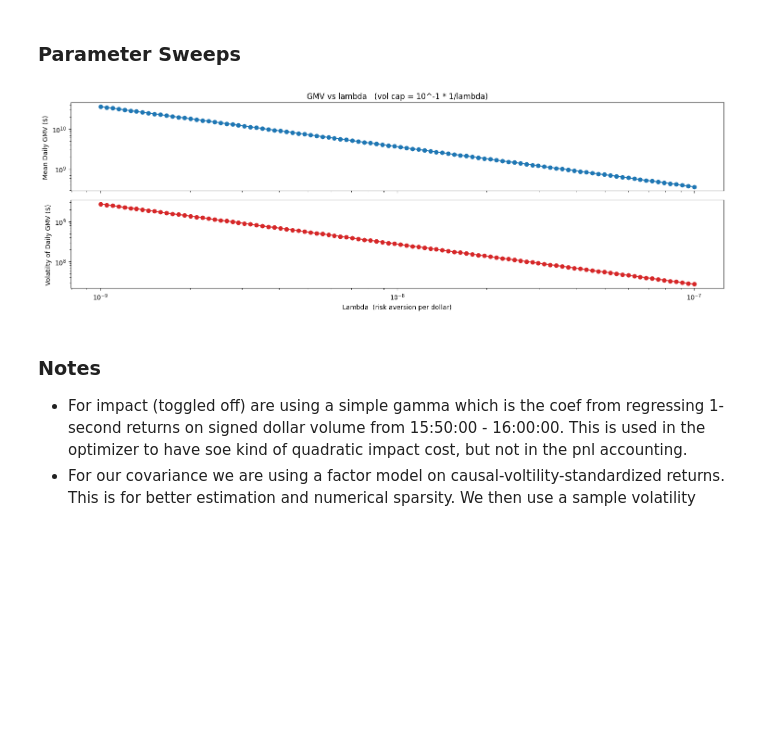
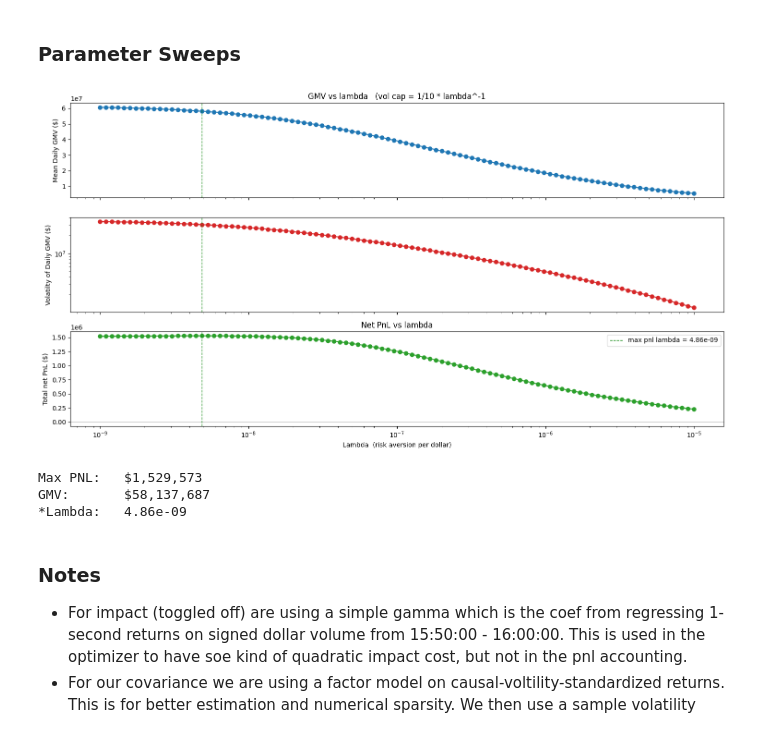
Before and after one commit to MichaelCusackNelkin/Summer_Research_2026, a Jupyter notebook: optimizer/optimal_portfolio.ipynb, the cells around one changed output. Drawn from its saved outputs; the diff is of its cells as text; code cells hidden in the pictures; blank space fills up the shorter version.

Commit message:
added new impact model, new live module.

```diff
--- a/optimizer/optimal_portfolio.ipynb
+++ b/optimizer/optimal_portfolio.ipynb
@@ -30,7 +30,7 @@ print(f"CACHE_DIR: {CACHE_DIR}")
 
 with open("../universe.txt", "r") as f:
     UNIVERSE = [line.strip() for line in f]
-with open("../top_50_universe.txt", "r") as f:
+with open("../top_100_universe.txt", "r") as f:
     ACTIVE_SET = [line.strip() for line in f]
 START = "2025-06-11"
 END = "2026-06-11"
@@ -166,6 +189,7 @@ data = (
     .join(close_trades, on=["date", "symbol"])
     .join(auction, on=["date", "symbol"])
     .join(avg_daily_dollar_volume, on=["date", "symbol"])
+    .join(daily_vol, on=["date", "symbol"])
     .join(recent_return, on=["date", "symbol"])
     .sort(["date", "symbol"])
     .with_columns(
@@ -213,6 +237,6 @@ data = (
     )
 )
 
-test_data = data.filter(pl.col("date").is_between(pl.date(2026,2,1), pl.date(2026,6,11), closed="both"))
+test_data = data.filter(pl.col("date").is_between(pl.date(2026,1,1), pl.date(2026,6,11), closed="both"))
 test_data
 # %% [output]
@@ -337,11 +388,10 @@ L        = np.load("../covariance/loadings_return.npy")          # was loadings.
 EPS_DIAG = np.load("../covariance/idiosyncratic_diag_return.npy") # was idiosyncratic_diag_vec.npy
 SIGMA_F  = np.load("../covariance/factor_cov_matrix.npy")         # unchanged
 SIGMA_R  = np.load("../covariance/cov_matrix_return.npy")         # was cov_matrix.npy
-GAMMA_DIAG  = np.load("../impact/impact_gamma_vec.npy")
-
 
 f_model = ForecastModel(ACTIVE_SET, model=loaded_model, features=features)
 c_model = CostModel(ACTIVE_SET)
+i_model = ImpactModel(ACTIVE_SET)
 # %% [markdown]
 ### Hyperparams and Backtesting
 # %%
@@ -660,8 +720,8 @@ Daily hit rate:     82.2%
 #### Some diagnostics
 # %%
 ANN = 252
-alpha_by_day = {d: a for d, a, _ in day_records}      # dense alpha, ACTIVE_SET order
-cost_by_day = {d: c for d, _, c in day_records}
+alpha_by_day = {d: a for d, a, _, _ in day_records}      # dense alpha, ACTIVE_SET order
+cost_by_day = {d: c for d, _, c, _ in day_records}
 
 exante = []
 for d in sorted(weights):
@@ -672,6 +732,6 @@ for d in sorted(weights):
     exante.append(exp_pnl / np.sqrt(exp_var) if exp_var > 0 else np.nan)
 
 exante = np.array(exante)
-print(f"Mean expected $vol:   {np.nanmean([np.sqrt((L@np.array([weights[d][s] for s in ACTIVE_SET]))@SIGMA_F@(L@np.array([weights[d][s] for s in ACTIVE_SET])) + np.sum(EPS_DIAG*np.array([weights[d][s] for s in ACTIVE_SET])**2)) for d in weights]):,.0f}")
+print(f"Mean expected $vol:   {np.nanmean([np.sqrt(np.transpose((L@np.array([weights[d][s] for s in ACTIVE_SET])))@SIGMA_F@(L@np.array([weights[d][s] for s in ACTIVE_SET])) + np.sum(EPS_DIAG*np.array([weights[d][s] for s in ACTIVE_SET])**2)) for d in weights]):,.0f}")
 print(f"Max expected $vol:   {np.nanmax([np.sqrt((L@np.array([weights[d][s] for s in ACTIVE_SET]))@SIGMA_F@(L@np.array([weights[d][s] for s in ACTIVE_SET])) + np.sum(EPS_DIAG*np.array([weights[d][s] for s in ACTIVE_SET])**2)) for d in weights]):,.0f}")
 # %% [output]
@@ -703,24 +794,47 @@ gmv_vs_lambda = [_avg_gmv(lam, 1e-1 * int(1/lam)) for lam in lambda_grid]
 # %%
-# --- Plots: GMV for each sweep ---
-fig, (ax_mean, ax_std) = plt.subplots(2, 1, figsize=(15, 5), sharex=True)
+# --- Plots: GMV + net PnL for each sweep ---
+fig, (ax_mean, ax_std, ax_pnl) = plt.subplots(3, 1, figsize=(15, 8), sharex=True)
+
+best_i   = int(np.nanargmax(pnl_vs_lambda))
+best_lam = lambda_grid[best_i]
+best_gmv = gmv_vs_lambda[best_i][0]
+best_pnl = pnl_vs_lambda[best_i]
+
+
 
 ax_mean.plot(lambda_grid, [mean for (mean, std) in gmv_vs_lambda], marker="o", color="tab:blue")
+ax_mean.axvline(best_lam, color="green", lw=1, linestyle='--', label=f"max pnl lambda = {best_lam:,.2e}")
 ax_mean.set_ylabel("Mean Daily GMV ($)")
-ax_mean.set_title(f"GMV vs lambda   (vol cap = 10^-1 * 1/lambda)")
-ax_mean.set_xscale("log")
-ax_mean.set_yscale("log")
-
+ax_mean.set_title(f"GMV vs lambda   (vol cap = 1/10 * lambda^-1")
 
 ax_std.plot(lambda_grid, [std for (mean, std) in gmv_vs_lambda], marker="o", color="tab:red")
-ax_std.set_xlabel("Lambda  (risk aversion per dollar)")
+ax_std.axvline(best_lam, color="green", lw=1, linestyle='--')
 ax_std.set_ylabel("Volatilty of Daily GMV ($)")
 ax_std.set_xscale("log")
 ax_std.set_yscale("log")
 
+# Total net PnL (net of spread, commission, quadratic impact) vs lambda. Linear y: PnL can be < 0.
+ax_pnl.plot(lambda_grid, pnl_vs_lambda, marker="o", color="tab:green")
+ax_pnl.axhline(0, color="grey", lw=0.5)
+ax_pnl.axvline(best_lam, color="green", lw=1, linestyle='--', label=f"max pnl lambda = {best_lam:,.2e}")
+ax_pnl.set_xlabel("Lambda  (risk aversion per dollar)")
+ax_pnl.set_ylabel("Total net PnL ($)")
+ax_pnl.set_title("Net PnL vs lambda")
+ax_pnl.set_xscale("log")
+ax_pnl.legend()
+
+
 fig.tight_layout()
 plt.show()
+
+print(f"Max PNL:   ${best_pnl:,.0f}")
+print(f"GMV:       ${best_gmv:,.0f}"
+      f"\n*Lambda:   {best_lam:,.2e}")
 # %% [output]
-[figure, old version]
+[figure, new version]
+Max PNL:   $1,529,573
+GMV:       $58,137,687
+*Lambda:   4.86e-09
 # %% [markdown]
 ### Notes
 - For impact (toggled off) are  using a simple gamma which is the coef from regressing 1-second returns on signed dollar volume from 15:50:00 - 16:00:00. This is used in the optimizer to have soe kind of quadratic impact cost, but not in the pnl accounting.
```
Also changed, not shown: parts of 14 cells of this notebook, 50 other files.
